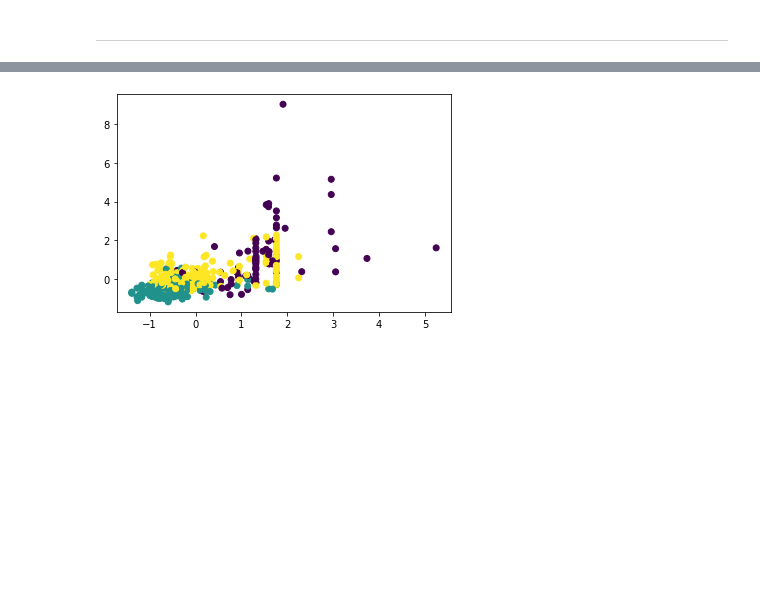
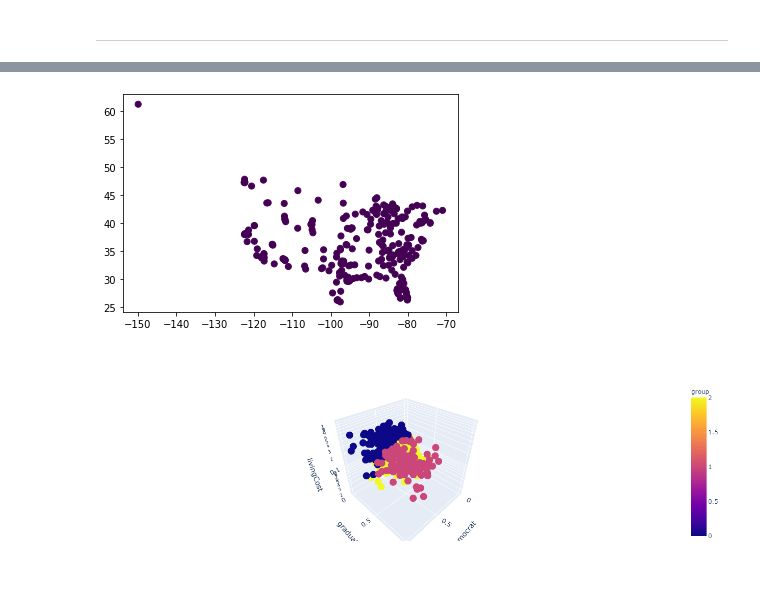
Before and after one commit to RohanSWilkho93/city-search, a Jupyter notebook: clustering.ipynb, the cells around one changed output, grey strips where cells are left out. Cells and saved outputs as stored; diff of their text form; code cells hidden in the pictures; blank space fills up the shorter version.

```diff
--- a/clustering.ipynb
+++ b/clustering.ipynb
@@ -73,6 +59,25 @@ data_df
 # %%
 import matplotlib.pyplot as plt
-plt.scatter(data_df["avgCostOfLiving"], data_df["avgHomePrice"], c=data_df["group"])
+z = data_df[data_df["group"] == 2]
+plt.scatter(z["lon"], z["lat"] , c=z["group"])
 plt.show()
 # %% [output]
-[figure, old version]
+[figure, new version]
+# %%
+import plotly.express as px
+import numpy as np
+
+z = data_df
+z = z.rename(columns={
+    "percentDemocrat": "democrat",
+    "percentGraduates": "graduate",
+    "avgCostOfLiving": "livingCost"
+})
+
+
+df = px.data.gapminder()
+fig = px.scatter_3d(z, x='democrat', y='graduate', z='livingCost', color='group',)
+fig.update_layout(scene_zaxis_type="log")
+fig.show()
+# %% [output]
+[figure, added]
```
Also changed, not shown: parts of 9 cells of this notebook, 4 other files.
